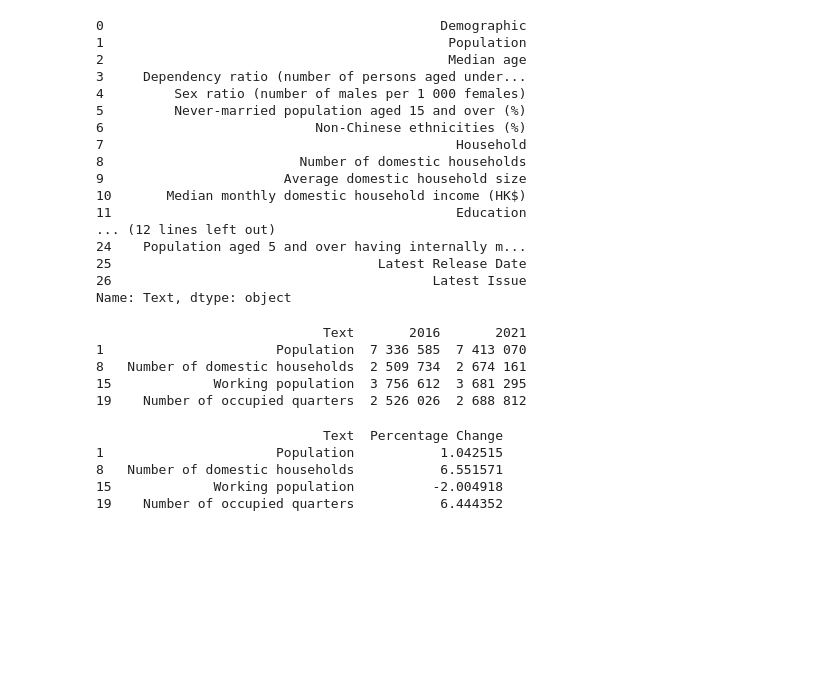
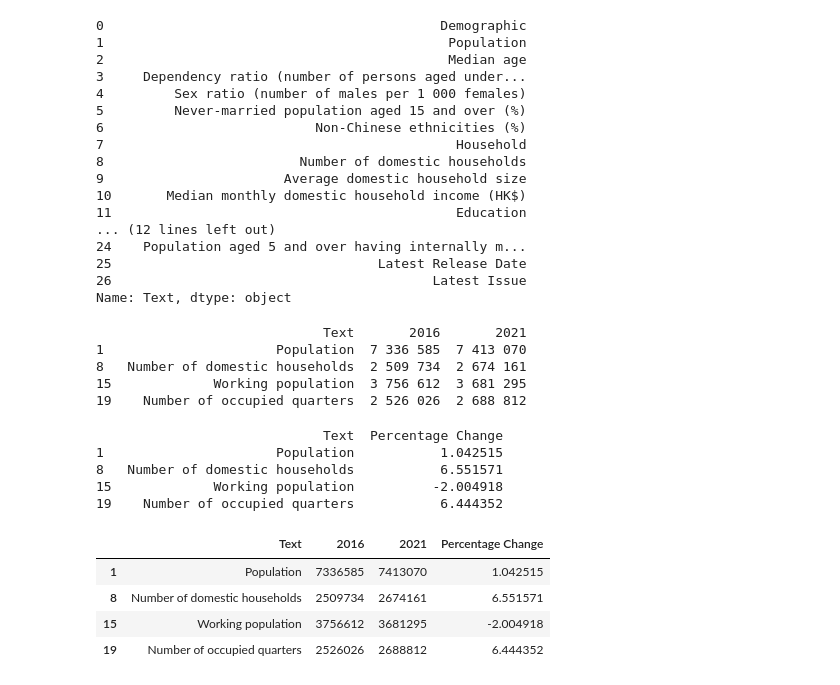
Before and after one commit to cotse900/cantek_py, a Jupyter notebook: hk_population16-21.ipynb, the cells around one changed output. Drawn from its saved outputs; the diff is of its cells as text; code cells hidden in the pictures; blank space fills up the shorter version.

```diff
--- a/hk_population16-21.ipynb
+++ b/hk_population16-21.ipynb
@@ -111,3 +111,11 @@ print(selected_data[['Text', 'Percentage Change']])
 8   Number of domestic households           6.551571
 15             Working population          -2.004918
 19    Number of occupied quarters           6.444352
+# %%
+selected_data
+# %% [output]
+|  | Text | 2016 | 2021 | Percentage Change |
+| 1 | Population | 7336585 | 7413070 | 1.042515 |
+| 8 | Number of domestic households | 2509734 | 2674161 | 6.551571 |
+| 15 | Working population | 3756612 | 3681295 | -2.004918 |
+| 19 | Number of occupied quarters | 2526026 | 2688812 | 6.444352 |
```
Also changed, not shown: parts of 3 cells of this notebook, 4 other files.
